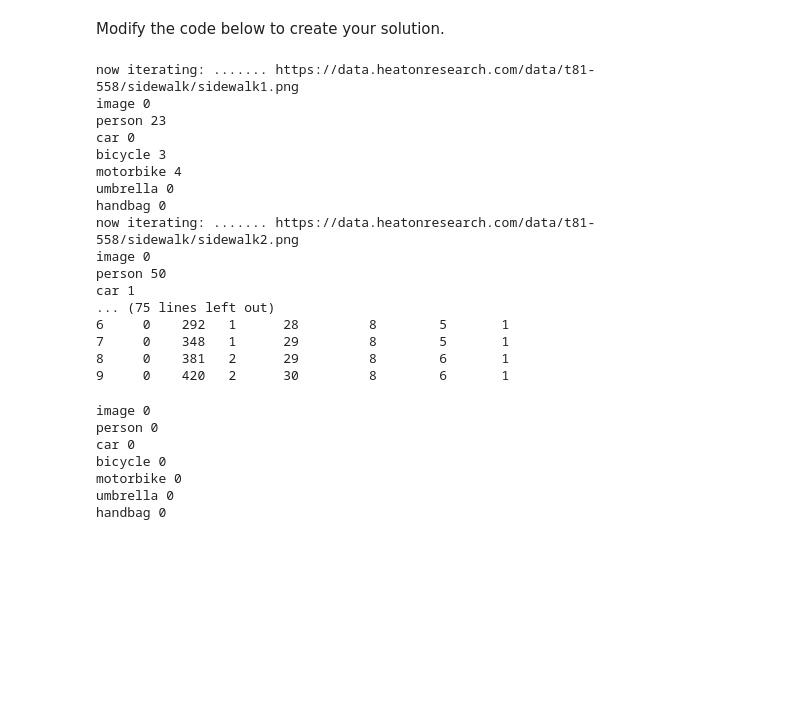
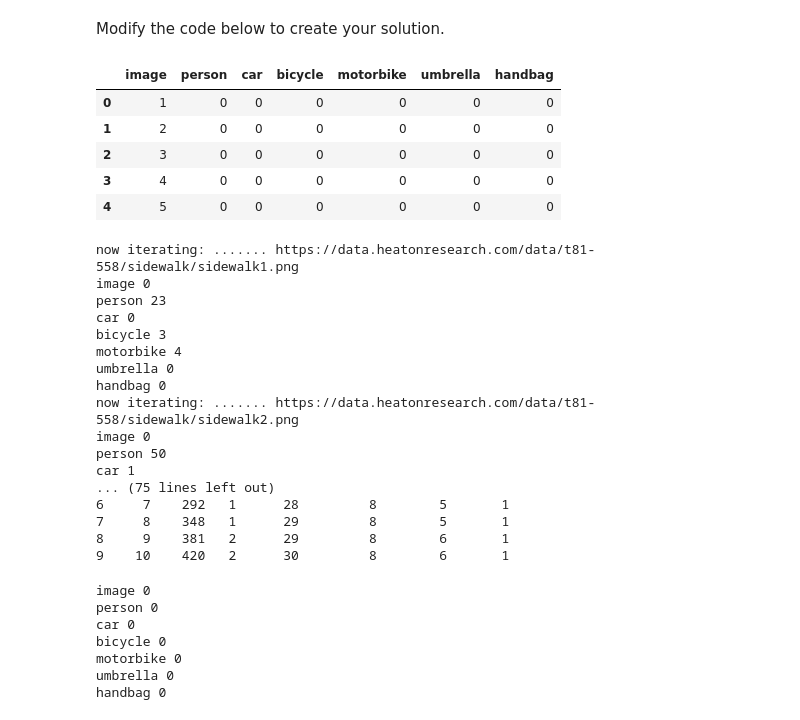
Before and after one commit to codesamskaaraH/WU_assignments, a Jupyter notebook: Wk7_assignment_class7.ipynb, the cells around one changed output. Saved outputs shown, nothing was run; the diff lists cells and outputs as text; code cells hidden in the pictures; blank space fills up the shorter version.

```diff
--- a/Wk7_assignment_class7.ipynb
+++ b/Wk7_assignment_class7.ipynb
@@ -260,6 +260,20 @@ weights loaded
 classes loaded
 # %% [markdown]
 Modify the code below to create your solution.
+# %%
+col_list = ['image','person','car','bicycle','motorbike','umbrella','handbag']
+df = pd.DataFrame(columns= col_list)
+for i in range(10):
+        df.loc[i] = [i+1,0,0,0,0,0,0]
+# %%
+df.head()
+# %% [output]
+|  | image | person | car | bicycle | motorbike | umbrella | handbag |
+| 0 | 1 | 0 | 0 | 0 | 0 | 0 | 0 |
+| 1 | 2 | 0 | 0 | 0 | 0 | 0 | 0 |
+| 2 | 3 | 0 | 0 | 0 | 0 | 0 | 0 |
+| 3 | 4 | 0 | 0 | 0 | 0 | 0 | 0 |
+| 4 | 5 | 0 | 0 | 0 | 0 | 0 | 0 |
 # %%
 import pandas as pd
 
@@ -301,6 +315,7 @@ def get_img_stats():
         for key_val in dict_vals:
             print(key_val,dict_vals[key_val])
             df[key_val].loc[file_idx] = dict_vals[key_val]
+        df['image'].loc[file_idx] = file_idx+1
 
 
     #print('detections:')
@@ -342,10 +357,10 @@ image 0
 person 50
 car 1
 ... (75 lines left out)
-6     0    292   1      28         8        5       1
-7     0    348   1      29         8        5       1
-8     0    381   2      29         8        6       1
-9     0    420   2      30         8        6       1
+6     7    292   1      28         8        5       1
+7     8    348   1      29         8        5       1
+8     9    381   2      29         8        6       1
+9    10    420   2      30         8        6       1
 # %%
 #create dictionary to update the values
 dict_vals = dict.fromkeys(submit_df.columns, 0)
```
Also changed, not shown: parts of 4 cells of this notebook.
